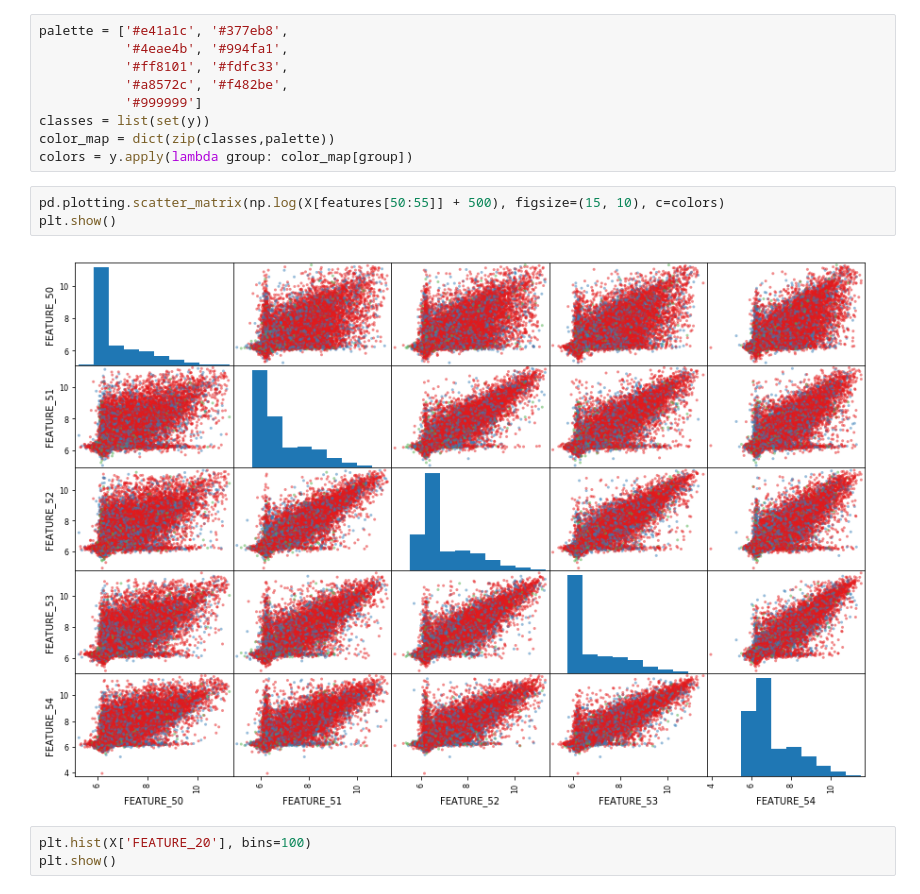
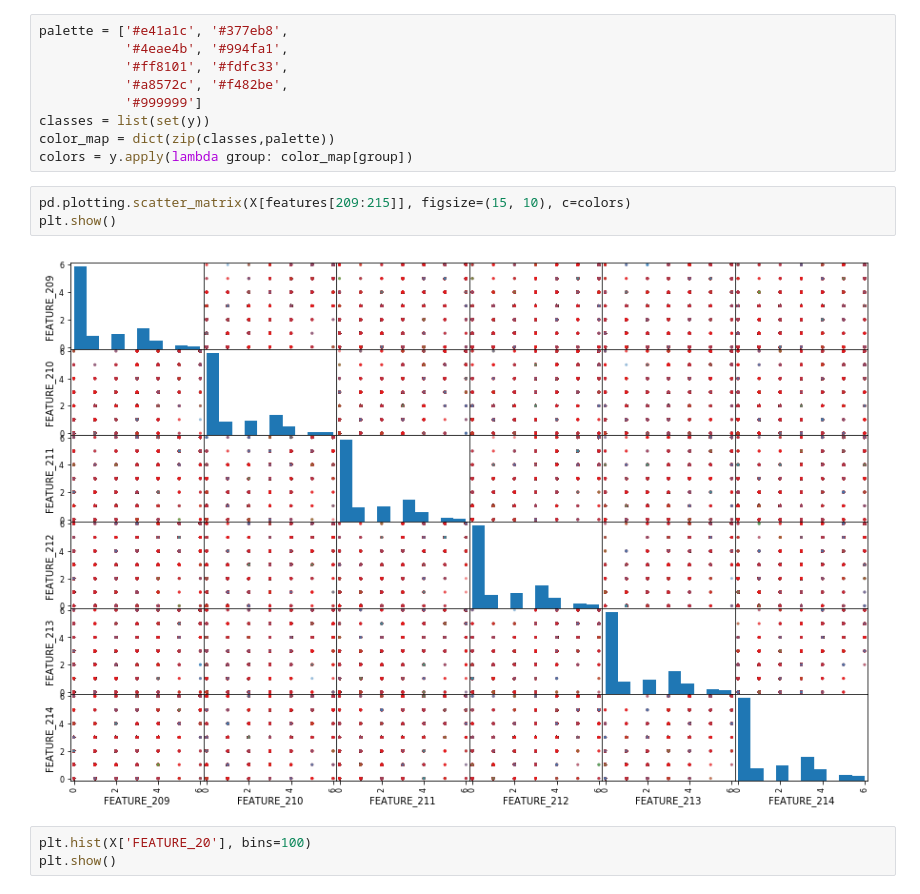
Before and after one commit to rtriangle/it_case_DJ, a Jupyter notebook: Untitled.ipynb, the cells around one changed output. Saved outputs shown, nothing was run; the diff lists cells and outputs as text.

```diff
--- a/Untitled.ipynb
+++ b/Untitled.ipynb
@@ -189,10 +112,10 @@ classes = list(set(y))
 color_map = dict(zip(classes,palette))
 colors = y.apply(lambda group: color_map[group])
 # %%
-pd.plotting.scatter_matrix(np.log(X[features[50:55]] + 500), figsize=(15, 10), c=colors)
+pd.plotting.scatter_matrix(X[features[209:215]], figsize=(15, 10), c=colors)
 plt.show()
 # %% [output]
-[figure, old version]
+[figure, new version]
 # %%
 plt.hist(X['FEATURE_20'], bins=100)
 plt.show()
```
Also changed, not shown: parts of 16 cells of this notebook.
